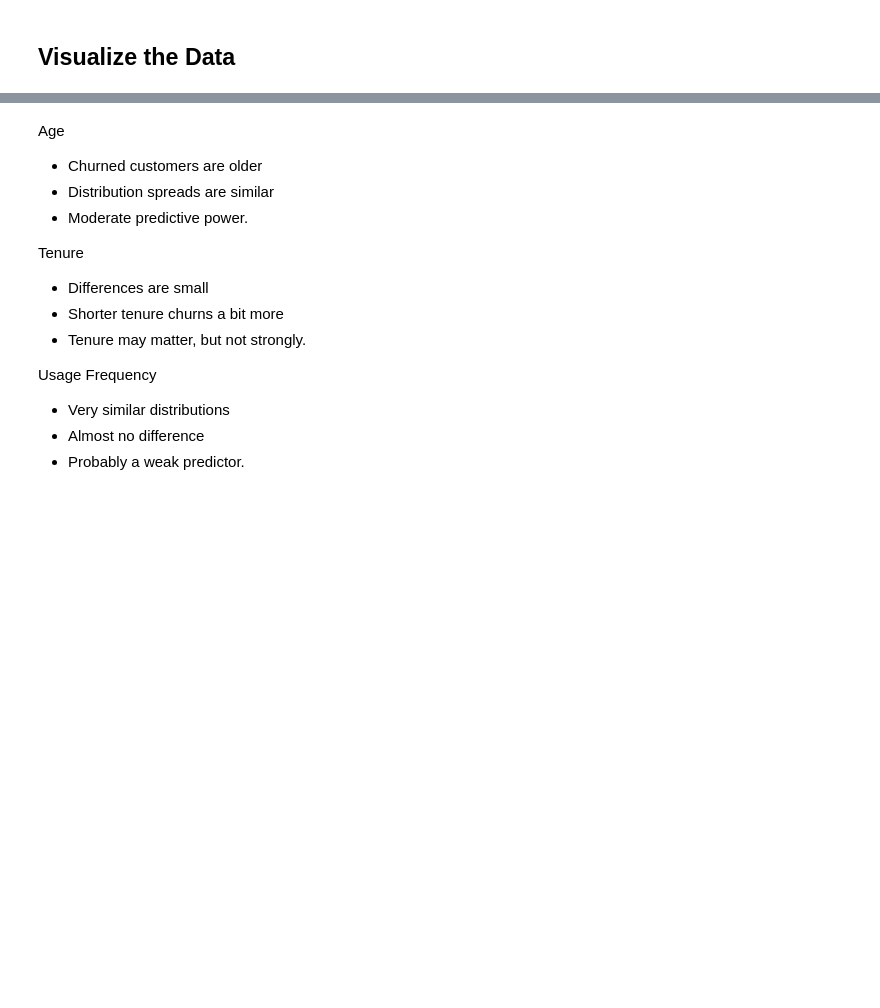
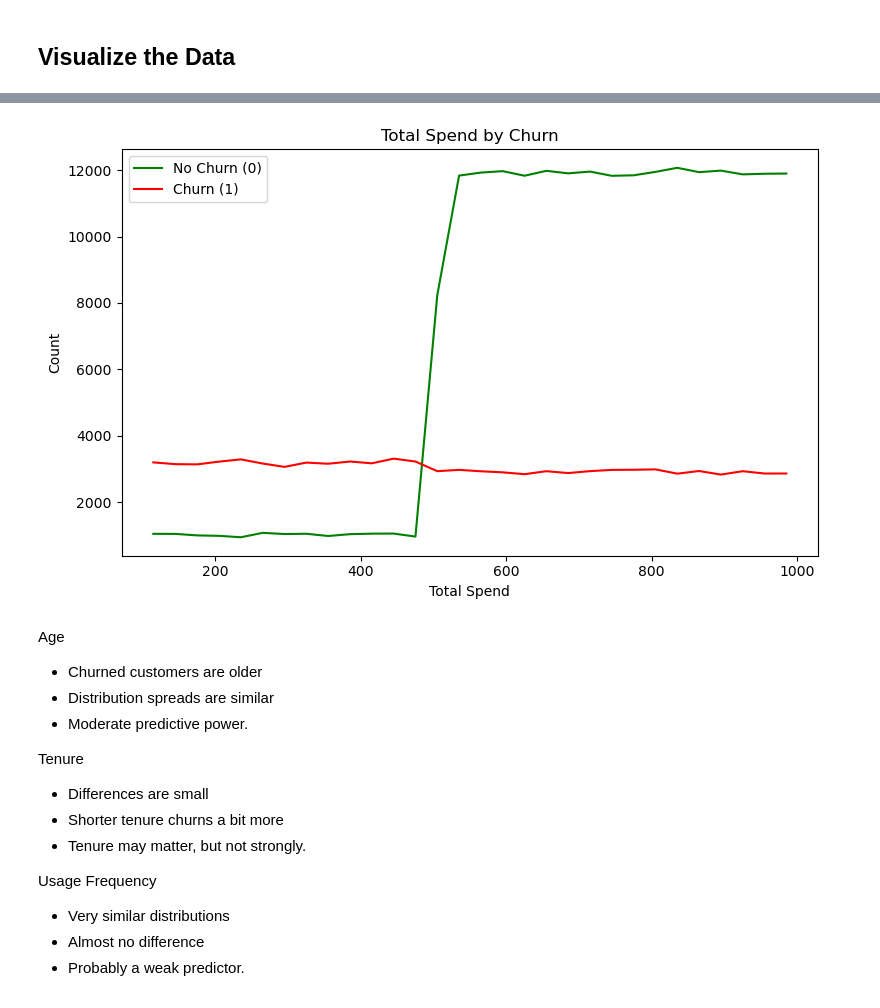
Before and after one commit to KirstenZimmerman/Data-Science-Final-311, a Jupyter notebook: notebooks/eda_analysis.ipynb, the cells around one changed output, grey strips where cells are left out. Cells and saved outputs as stored; diff of their text form; code cells hidden in the pictures; blank space fills up the shorter version.

```diff
--- a/notebooks/eda_analysis.ipynb
+++ b/notebooks/eda_analysis.ipynb
@@ -306,3 +281,34 @@ for col in numeric_cols:
+# %%
+import pandas as pd
+import matplotlib.pyplot as plt
+
+# Create bins
+bins = pd.cut(train_clean["Total Spend"], bins=30)
+
+# Group by bin + churn
+grouped = (
+    train_clean
+    .groupby([bins, "Churn"])
+    .size()
+    .unstack(fill_value=0)
+)
+
+# Use bin midpoints for x-axis
+x = [interval.mid for interval in grouped.index]
+
+# Plot
+plt.figure(figsize=(8, 5))
+plt.plot(x, grouped[0], color="green", label="No Churn (0)")
+plt.plot(x, grouped[1], color="red", label="Churn (1)")
+
+plt.xlabel("Total Spend")
+plt.ylabel("Count")
+plt.title("Total Spend by Churn")
+plt.legend()
+plt.tight_layout()
+plt.show()
+# %% [output]
+[figure, added]
 # %% [markdown]
 Age
 - Churned customers are older
```
Also changed, not shown: parts of 41 cells of this notebook, 13 other files.
